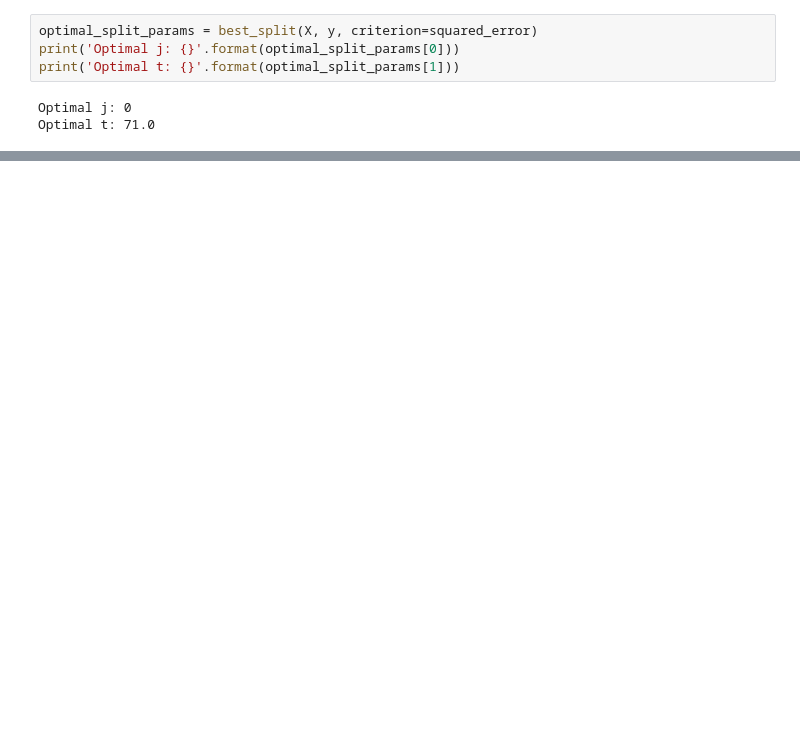
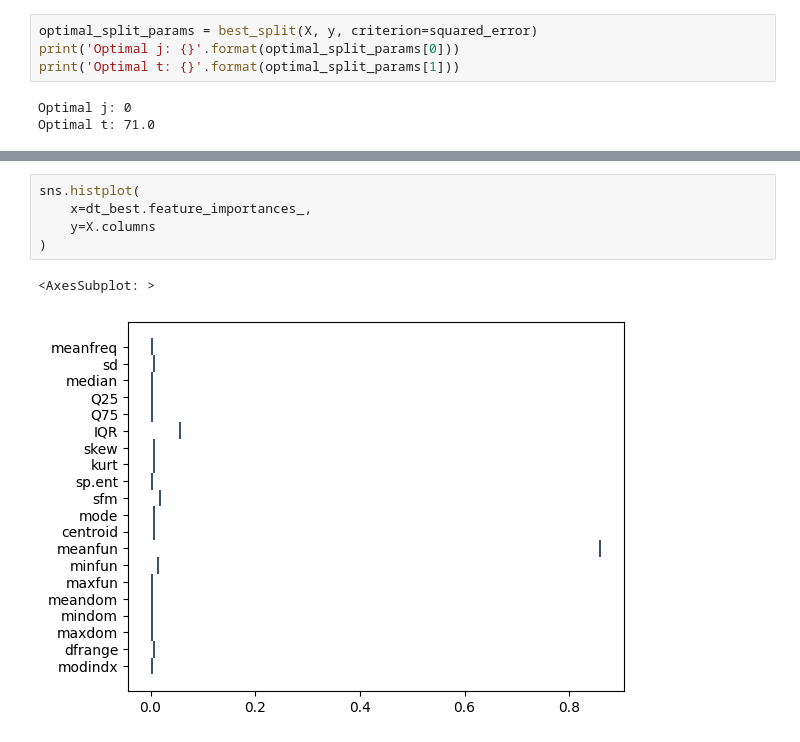
Before and after one commit to lurtz-dahaka/data_science_course, a Jupyter notebook: SKILLFACTORY/MATH&ML-3. Теория вероятностей/Practice.ipynb, the cells around one changed output, grey strips where cells are left out. Saved outputs shown, nothing was run; the diff lists cells and outputs as text; blank space fills up the shorter version.

```diff
--- a/SKILLFACTORY/MATH&ML-3. Теория вероятностей/Practice.ipynb
+++ b/SKILLFACTORY/MATH&ML-3. Теория вероятностей/Practice.ipynb
@@ -82,0 +372,8 @@ calculate_weighted_impurity(X, y, optimal_split_params, )
+# %%
+sns.histplot(
+    x=dt_best.feature_importances_,
+    y=X.columns
+)
+# %% [output]
+<AxesSubplot: >
+[figure, added]
```
Also changed, not shown: parts of 23 cells of this notebook, 5 other files.
